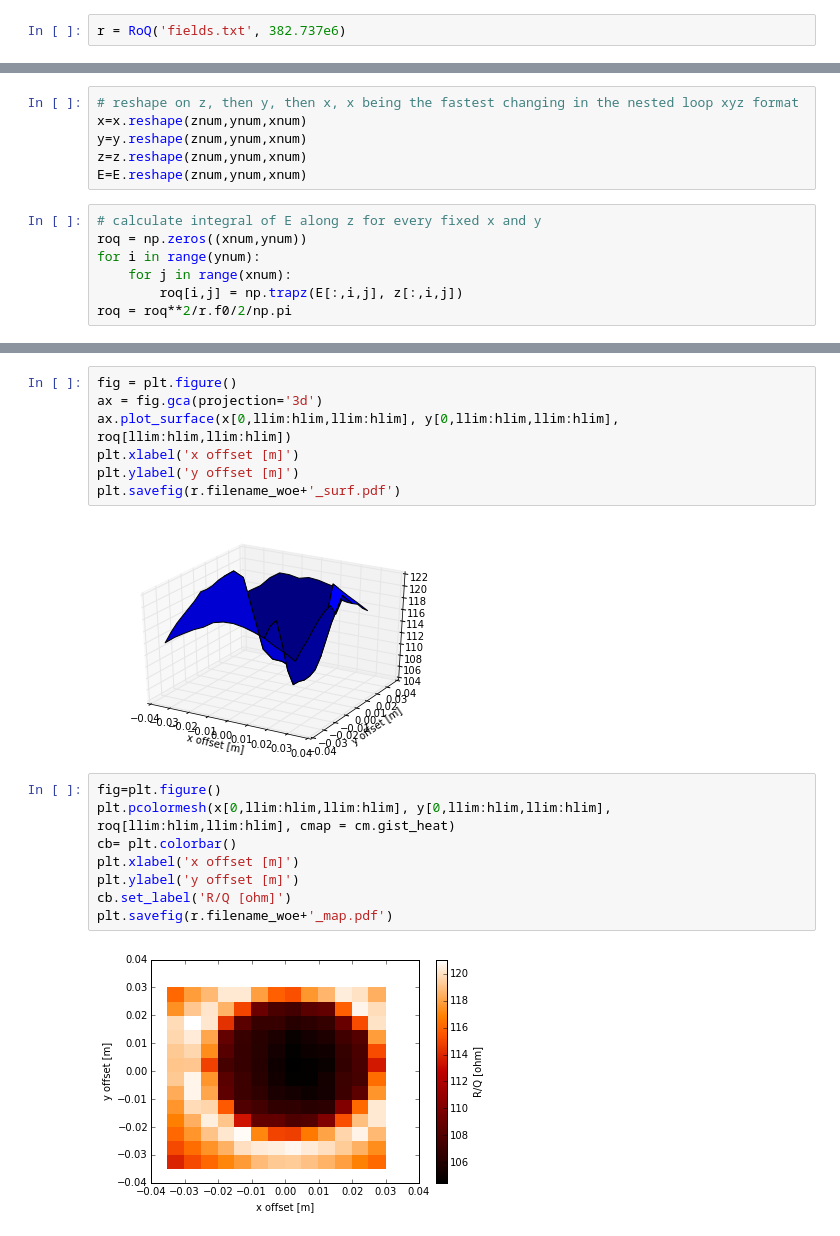
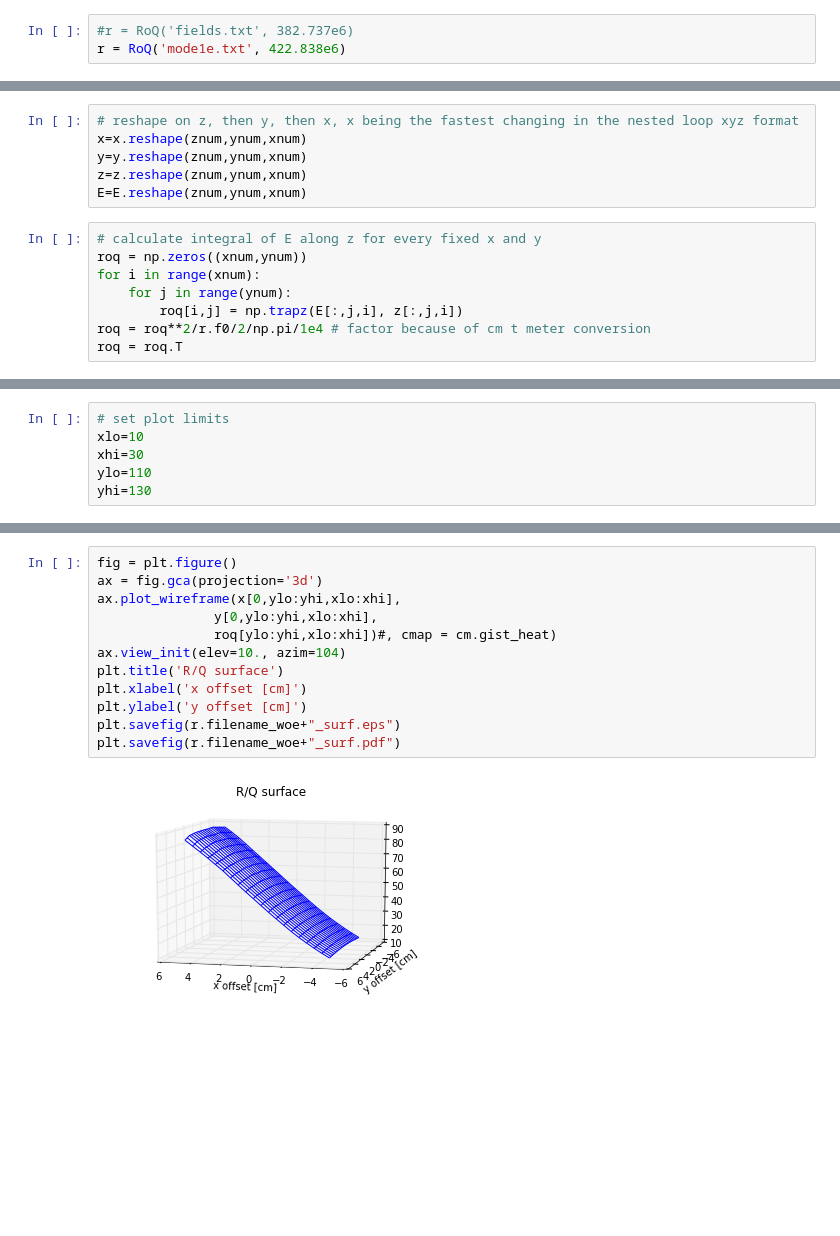
Before and after one commit to xaratustrah/misc_code, a Jupyter notebook: python/read_mws.ipynb, the cells around one changed output, grey strips where cells are left out. Saved outputs shown, nothing was run; the diff lists cells and outputs as text; blank space fills up the shorter version.

```diff
--- a/python/read_mws.ipynb
+++ b/python/read_mws.ipynb
@@ -33,5 +33,6 @@ class RoQ:
     def __str__(self):
         return 'The R/Q is {} ohms.'.format(self.roq)
 # %%
-r = RoQ('fields.txt', 382.737e6)
+#r = RoQ('fields.txt', 382.737e6)
+r = RoQ('mode1e.txt', 422.838e6)
 # %%
@@ -59,7 +64,8 @@ E=E.reshape(znum,ynum,xnum)
 # %%
 # calculate integral of E along z for every fixed x and y
 roq = np.zeros((xnum,ynum))
-for i in range(ynum):
-    for j in range(xnum):
-        roq[i,j] = np.trapz(E[:,i,j], z[:,i,j])
-roq = roq**2/r.f0/2/np.pi
+for i in range(xnum):
+    for j in range(ynum):
+        roq[i,j] = np.trapz(E[:,j,i], z[:,j,i])
+roq = roq**2/r.f0/2/np.pi/1e4 # factor because of cm t meter conversion
+roq = roq.T
@@ -69,0 +72,6 @@ hlim=67
+# %%
+# set plot limits
+xlo=10
+xhi=30
+ylo=110
+yhi=130
@@ -70,19 +93,14 @@ hlim=67
 # %%
 fig = plt.figure()
 ax = fig.gca(projection='3d')
-ax.plot_surface(x[0,llim:hlim,llim:hlim], y[0,llim:hlim,llim:hlim], roq[llim:hlim,llim:hlim])
-plt.xlabel('x offset [m]')
-plt.ylabel('y offset [m]')
-plt.savefig(r.filename_woe+'_surf.pdf')
+ax.plot_wireframe(x[0,ylo:yhi,xlo:xhi],
+               y[0,ylo:yhi,xlo:xhi],
+               roq[ylo:yhi,xlo:xhi])#, cmap = cm.gist_heat)
+ax.view_init(elev=10., azim=104)
+plt.title('R/Q surface')
+plt.xlabel('x offset [cm]')
+plt.ylabel('y offset [cm]')
+plt.savefig(r.filename_woe+"_surf.eps")
+plt.savefig(r.filename_woe+"_surf.pdf")
 # %% [output]
-[figure, old version]
+[figure, new version]
-# %%
-fig=plt.figure()
-plt.pcolormesh(x[0,llim:hlim,llim:hlim], y[0,llim:hlim,llim:hlim], roq[llim:hlim,llim:hlim], cmap = cm.gist_heat)
-cb= plt.colorbar()
-plt.xlabel('x offset [m]')
-plt.ylabel('y offset [m]')
-cb.set_label('R/Q [ohm]')
-plt.savefig(r.filename_woe+'_map.pdf')
-# %% [output]
-[figure, removed]
```
Also changed, not shown: parts of 8 cells of this notebook, 1 other file.
